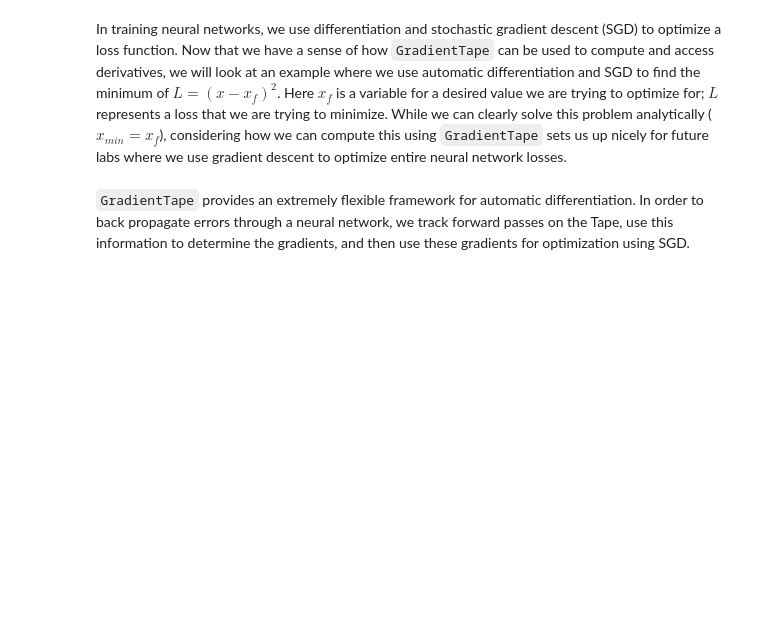
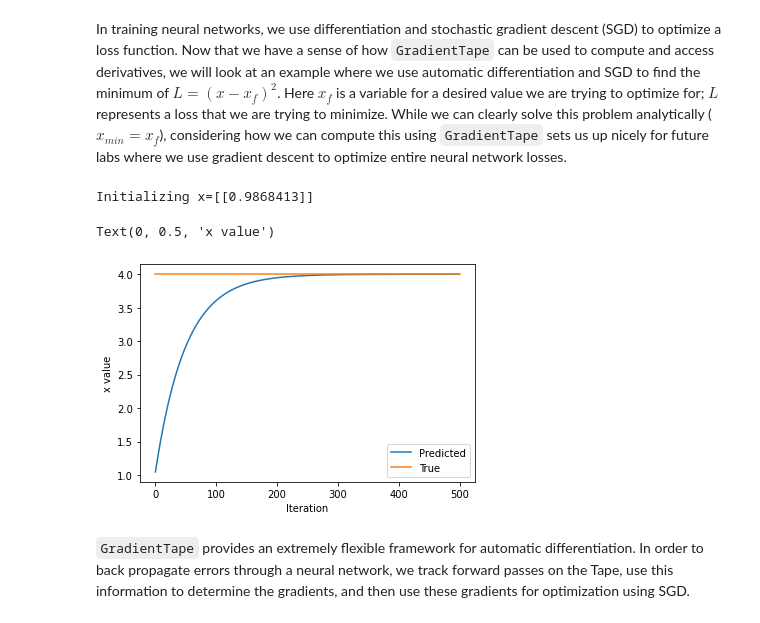
Before and after one commit to mallicksumit/DeepLearning, a Jupyter notebook: Part1_TensorFlow.ipynb, the cells around one changed output. Saved outputs shown, nothing was run; the diff lists cells and outputs as text; code cells hidden in the pictures; blank space fills up the shorter version.

```diff
--- a/Part1_TensorFlow.ipynb
+++ b/Part1_TensorFlow.ipynb
@@ -350,33 +358,37 @@ In training neural networks, we use differentiation and stochastic gradient desc
 # %%
 ### Function minimization with automatic differentiation and SGD ###
 
 # Initialize a random value for our initial x
 x = tf.Variable([tf.random.normal([1])])
 print("Initializing x={}".format(x.numpy()))
 
 learning_rate = 1e-2 # learning rate for SGD
 history = []
 # Define the target value
 x_f = 4
 
 # We will run SGD for a number of iterations. At each iteration, we compute the loss,
 #   compute the derivative of the loss with respect to x, and perform the SGD update.
 for i in range(500):
   with tf.GradientTape() as tape:
     '''TODO: define the loss as described above'''
-    loss = # TODO
+    loss = (x-x_f)**2
 
   # loss minimization using gradient tape
   grad = tape.gradient(loss, x) # compute the derivative of the loss with respect to x
   new_x = x - learning_rate*grad # sgd update
   x.assign(new_x) # update the value of x
   history.append(x.numpy()[0])
 
 # Plot the evolution of x as we optimize towards x_f!
 plt.plot(history)
 plt.plot([0, 500],[x_f,x_f])
 plt.legend(('Predicted', 'True'))
 plt.xlabel('Iteration')
 plt.ylabel('x value')
+# %% [output]
+Initializing x=[[0.9868413]]
+Text(0, 0.5, 'x value')
+[figure, added]
 # %% [markdown]
 `GradientTape` provides an extremely flexible framework for automatic differentiation. In order to back propagate errors through a neural network, we track forward passes on the Tape, use this information to determine the gradients, and then use these gradients for optimization using SGD.
```
Also changed, not shown: parts of 7 cells of this notebook.
